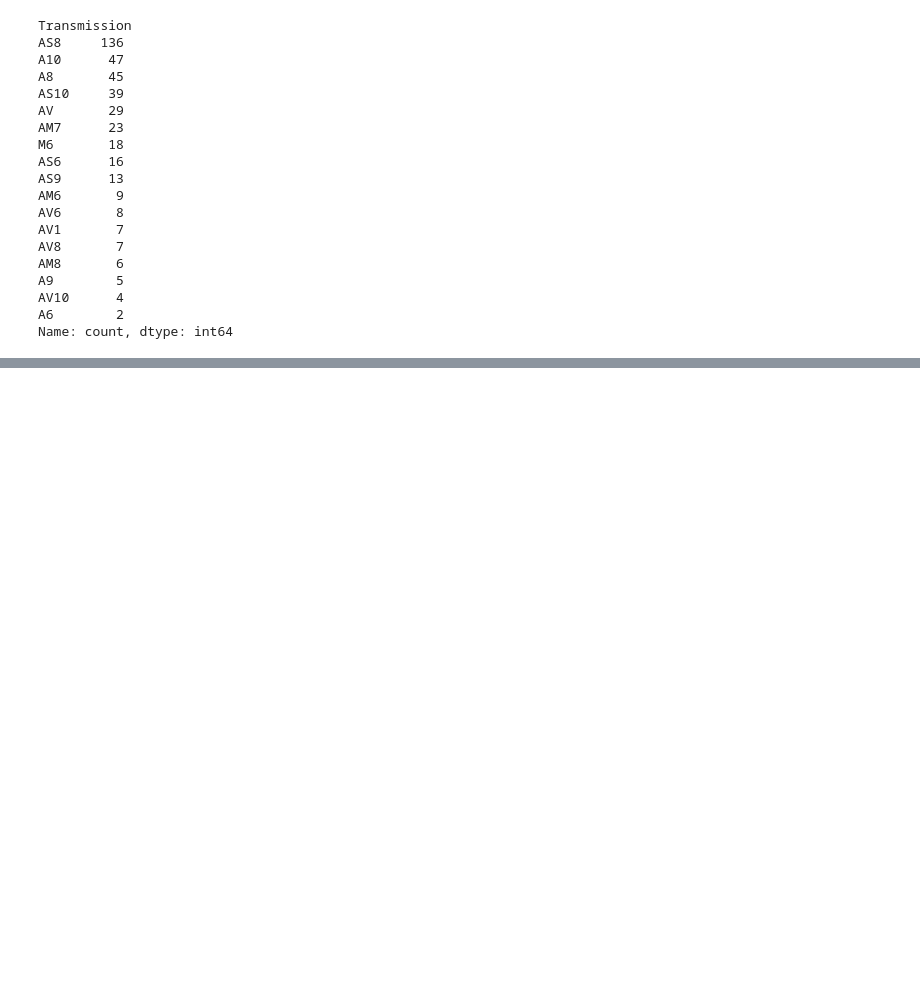
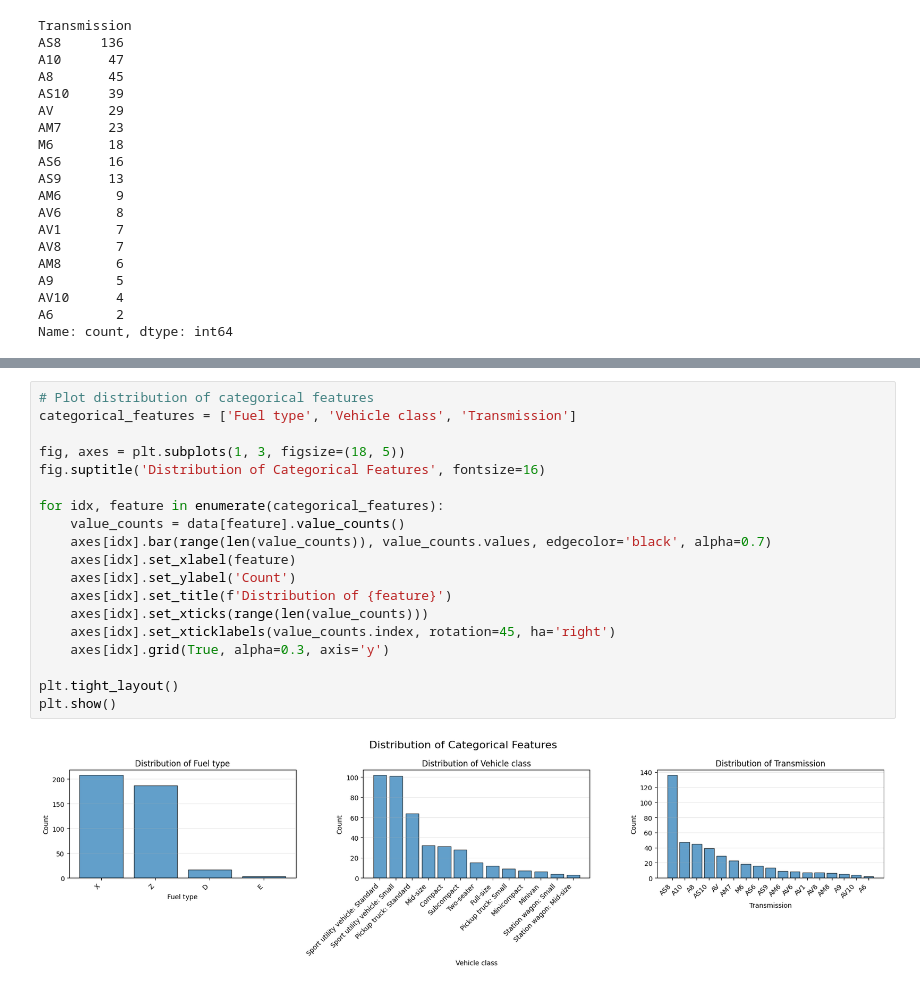
Before and after one commit to vk-donga756/CO2_Emission_Predictor, a Jupyter notebook: ML lab project (1).ipynb, the cells around one changed output, grey strips where cells are left out. Drawn from its saved outputs; the diff is of its cells as text; blank space fills up the shorter version.

```diff
--- a/ML lab project (1).ipynb
+++ b/ML lab project (1).ipynb
@@ -53,0 +53,21 @@ Name: count, dtype: int64
+# %%
+# Plot distribution of categorical features
+categorical_features = ['Fuel type', 'Vehicle class', 'Transmission']
+
+fig, axes = plt.subplots(1, 3, figsize=(18, 5))
+fig.suptitle('Distribution of Categorical Features', fontsize=16)
+
+for idx, feature in enumerate(categorical_features):
+    value_counts = data[feature].value_counts()
+    axes[idx].bar(range(len(value_counts)), value_counts.values, edgecolor='black', alpha=0.7)
+    axes[idx].set_xlabel(feature)
+    axes[idx].set_ylabel('Count')
+    axes[idx].set_title(f'Distribution of {feature}')
+    axes[idx].set_xticks(range(len(value_counts)))
+    axes[idx].set_xticklabels(value_counts.index, rotation=45, ha='right')
+    axes[idx].grid(True, alpha=0.3, axis='y')
+
+plt.tight_layout()
+plt.show()
+# %% [output]
+[figure, added]
```
Also changed, not shown: parts of 8 cells of this notebook, 16 other files.
